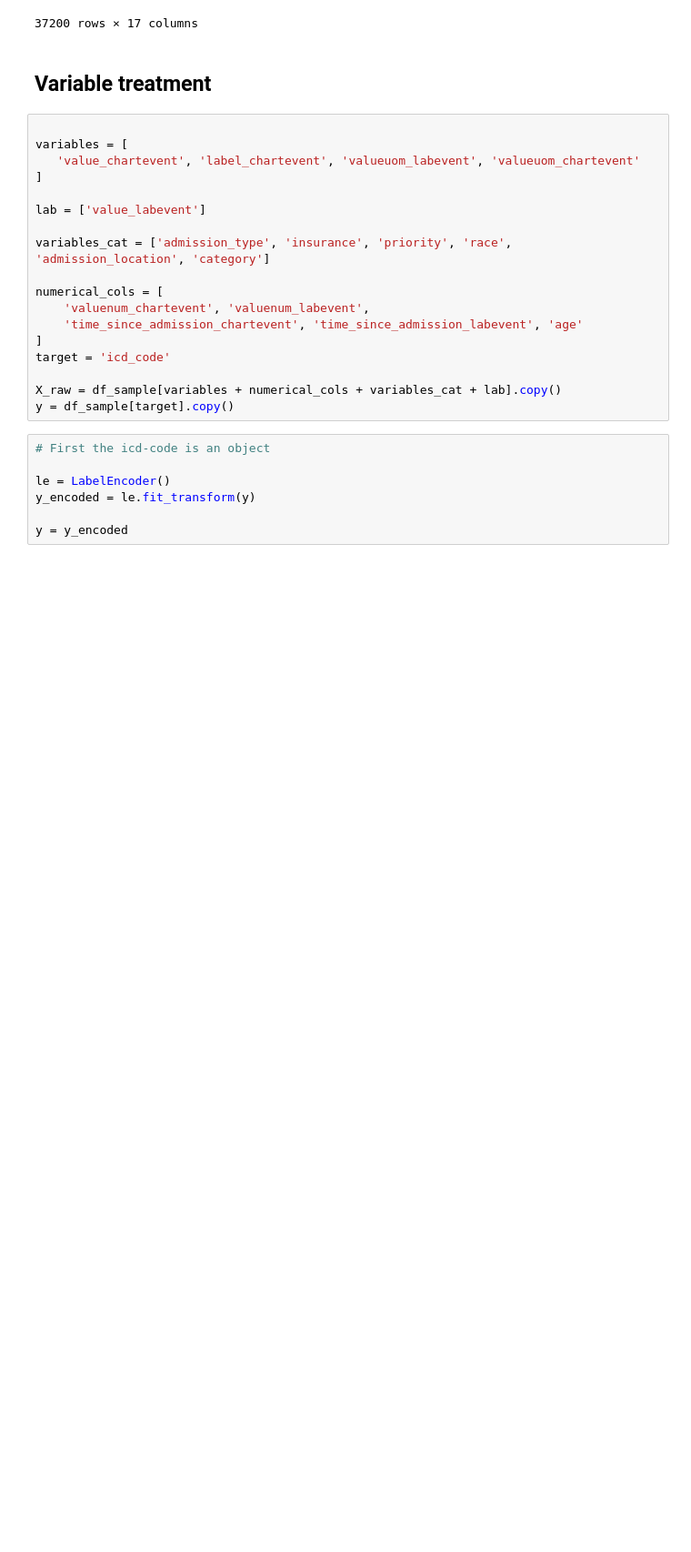
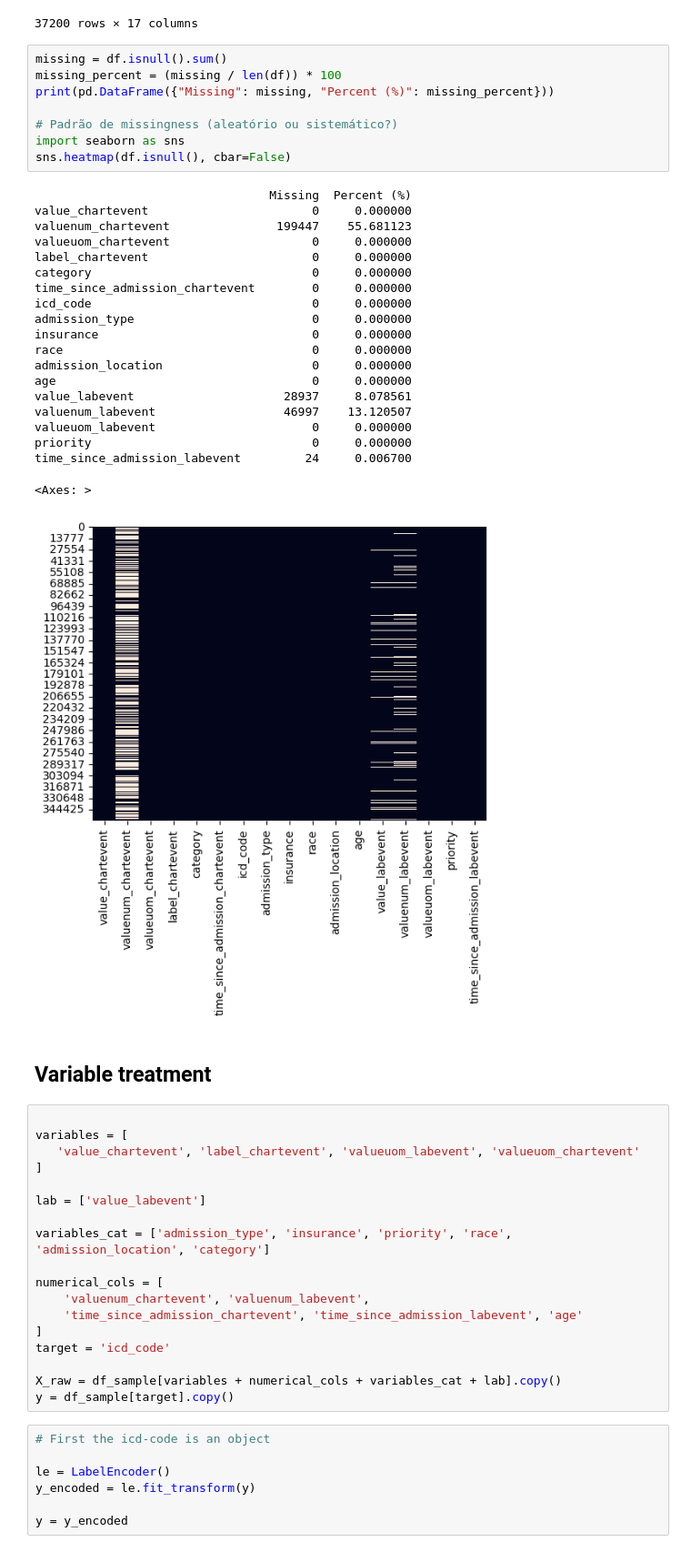
Before and after one commit to CatarinaCosta02/Master_Thesis, a Jupyter notebook: models/RForest.ipynb, the cells around one changed output. Shown at 91% size. Cells and saved outputs as stored; diff of their text form; blank space fills up the shorter version.

```diff
--- a/models/RForest.ipynb
+++ b/models/RForest.ipynb
@@ -492,6 +492,35 @@ display(df_sample)
 | 350939 | 1 | 1.0 | Unknown | Visual / hearing deficit | Adm History/FHPA | ... |
 | 335603 | 103 | 103.0 | bpm | Heart Rate | Routine Vital Signs | ... |
 37200 rows × 17 columns
+# %%
+missing = df.isnull().sum()
+missing_percent = (missing / len(df)) * 100
+print(pd.DataFrame({"Missing": missing, "Percent (%)": missing_percent}))
+
+# Padrão de missingness (aleatório ou sistemático?)
+import seaborn as sns
+sns.heatmap(df.isnull(), cbar=False)
+# %% [output]
+                                 Missing  Percent (%)
+value_chartevent                       0     0.000000
+valuenum_chartevent               199447    55.681123
+valueuom_chartevent                    0     0.000000
+label_chartevent                       0     0.000000
+category                               0     0.000000
+time_since_admission_chartevent        0     0.000000
+icd_code                               0     0.000000
+admission_type                         0     0.000000
+insurance                              0     0.000000
+race                                   0     0.000000
+admission_location                     0     0.000000
+age                                    0     0.000000
+value_labevent                     28937     8.078561
+valuenum_labevent                  46997    13.120507
+valueuom_labevent                      0     0.000000
+priority                               0     0.000000
+time_since_admission_labevent         24     0.006700
+<Axes: >
+[figure, added]
 # %% [markdown]
 ## Variable treatment
 # %%
```
Also changed, not shown: parts of 21 cells of this notebook, 1 other file.
